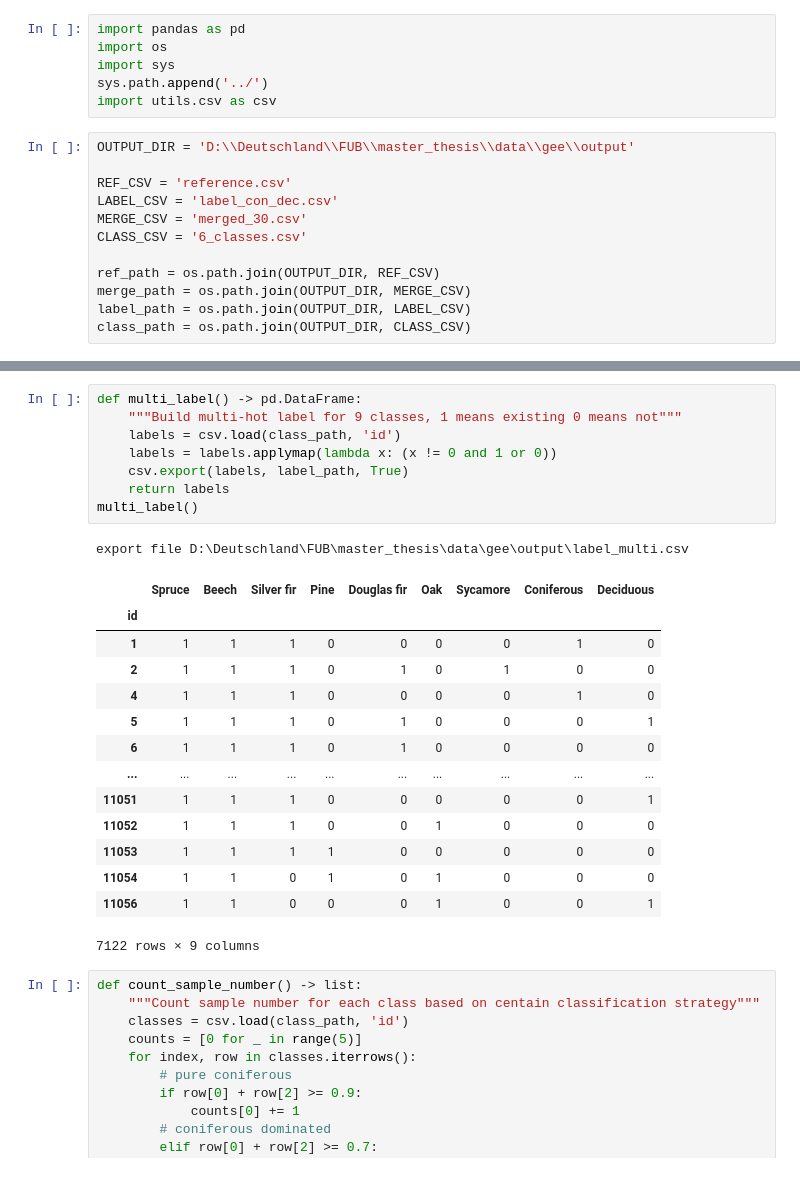
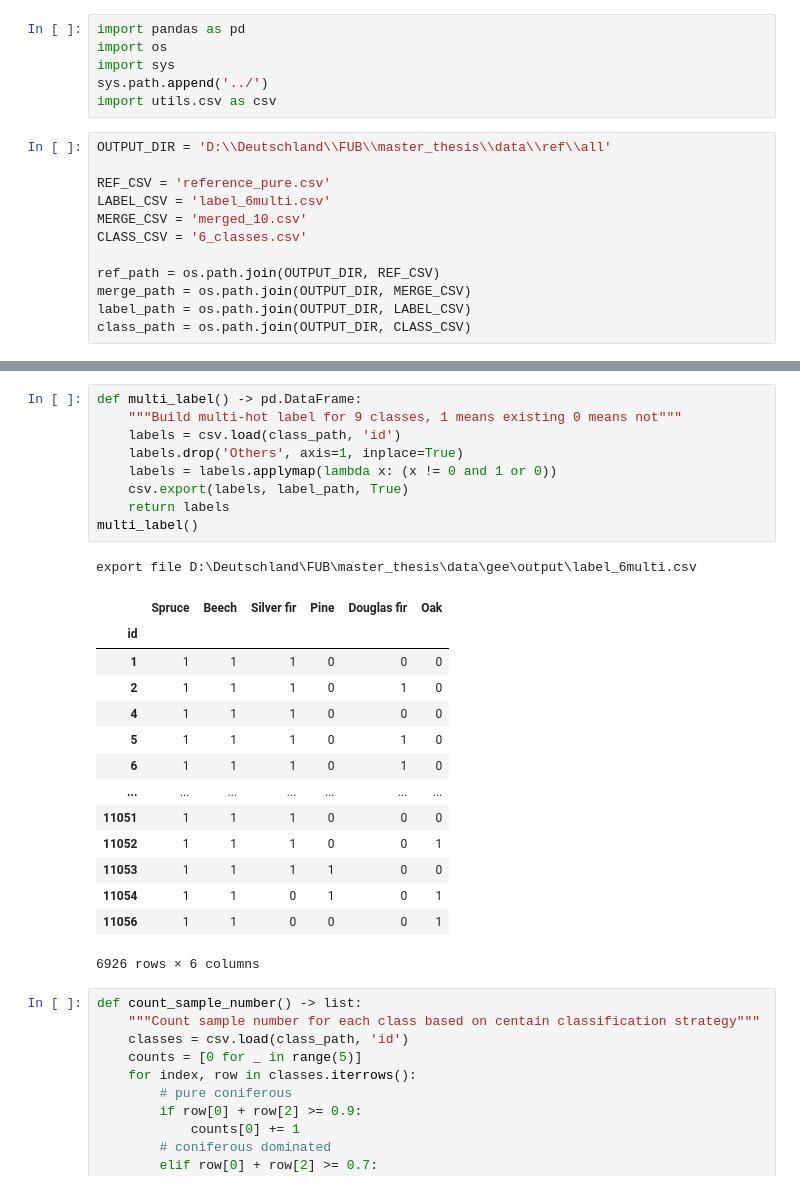
Before and after one commit to JKfuberlin/SITS-NN-Classification, a Jupyter notebook: notebook/reference.ipynb, the cells around one changed output, grey strips where cells are left out. Saved outputs shown, nothing was run; the diff lists cells and outputs as text.

```diff
--- a/notebook/reference.ipynb
+++ b/notebook/reference.ipynb
@@ -5,11 +5,11 @@ import sys
 sys.path.append('../')
 import utils.csv as csv
 # %%
-OUTPUT_DIR = 'D:\\Deutschland\\FUB\\master_thesis\\data\\gee\\output'
+OUTPUT_DIR = 'D:\\Deutschland\\FUB\\master_thesis\\data\\ref\\all'
 
-REF_CSV = 'reference.csv'
-LABEL_CSV = 'label_con_dec.csv'
-MERGE_CSV = 'merged_30.csv'
+REF_CSV = 'reference_pure.csv'
+LABEL_CSV = 'label_6multi.csv'
+MERGE_CSV = 'merged_10.csv'
 CLASS_CSV = '6_classes.csv'
 
 ref_path = os.path.join(OUTPUT_DIR, REF_CSV)
@@ -87,27 +90,28 @@ export file D:\Deutschland\FUB\master_thesis\data\gee\output\6_classes.csv
 # %%
 def multi_label() -> pd.DataFrame:
     """Build multi-hot label for 9 classes, 1 means existing 0 means not"""
     labels = csv.load(class_path, 'id')
+    labels.drop('Others', axis=1, inplace=True)
     labels = labels.applymap(lambda x: (x != 0 and 1 or 0))
     csv.export(labels, label_path, True)
     return labels
 multi_label()
 # %% [output]
-export file D:\Deutschland\FUB\master_thesis\data\gee\output\label_multi.csv
+export file D:\Deutschland\FUB\master_thesis\data\gee\output\label_6multi.csv
-|  | Spruce | Beech | Silver fir | Pine | Douglas fir | Oak | Sycamore | Coniferous | Deciduous |
-| id |  |  |  |  |  |  |  |  |  |
-| 1 | 1 | 1 | 1 | 0 | 0 | 0 | 0 | 1 | 0 |
-| 2 | 1 | 1 | 1 | 0 | 1 | 0 | 1 | 0 | 0 |
-| 4 | 1 | 1 | 1 | 0 | 0 | 0 | 0 | 1 | 0 |
-| 5 | 1 | 1 | 1 | 0 | 1 | 0 | 0 | 0 | 1 |
-| 6 | 1 | 1 | 1 | 0 | 1 | 0 | 0 | 0 | 0 |
-| ... | ... | ... | ... | ... | ... | ... | ... | ... | ... |
-| 11051 | 1 | 1 | 1 | 0 | 0 | 0 | 0 | 0 | 1 |
-| 11052 | 1 | 1 | 1 | 0 | 0 | 1 | 0 | 0 | 0 |
-| 11053 | 1 | 1 | 1 | 1 | 0 | 0 | 0 | 0 | 0 |
-| 11054 | 1 | 1 | 0 | 1 | 0 | 1 | 0 | 0 | 0 |
-| 11056 | 1 | 1 | 0 | 0 | 0 | 1 | 0 | 0 | 1 |
+|  | Spruce | Beech | Silver fir | Pine | Douglas fir | Oak |
+| id |  |  |  |  |  |  |
+| 1 | 1 | 1 | 1 | 0 | 0 | 0 |
+| 2 | 1 | 1 | 1 | 0 | 1 | 0 |
+| 4 | 1 | 1 | 1 | 0 | 0 | 0 |
+| 5 | 1 | 1 | 1 | 0 | 1 | 0 |
+| 6 | 1 | 1 | 1 | 0 | 1 | 0 |
+| ... | ... | ... | ... | ... | ... | ... |
+| 11051 | 1 | 1 | 1 | 0 | 0 | 0 |
+| 11052 | 1 | 1 | 1 | 0 | 0 | 1 |
+| 11053 | 1 | 1 | 1 | 1 | 0 | 0 |
+| 11054 | 1 | 1 | 0 | 1 | 0 | 1 |
+| 11056 | 1 | 1 | 0 | 0 | 0 | 1 |
-7122 rows × 9 columns
+6926 rows × 6 columns
 # %%
 def count_sample_number() -> list:
     """Count sample number for each class based on centain classification strategy"""
```
Also changed, not shown: parts of 3 cells of this notebook, 41 other files.
